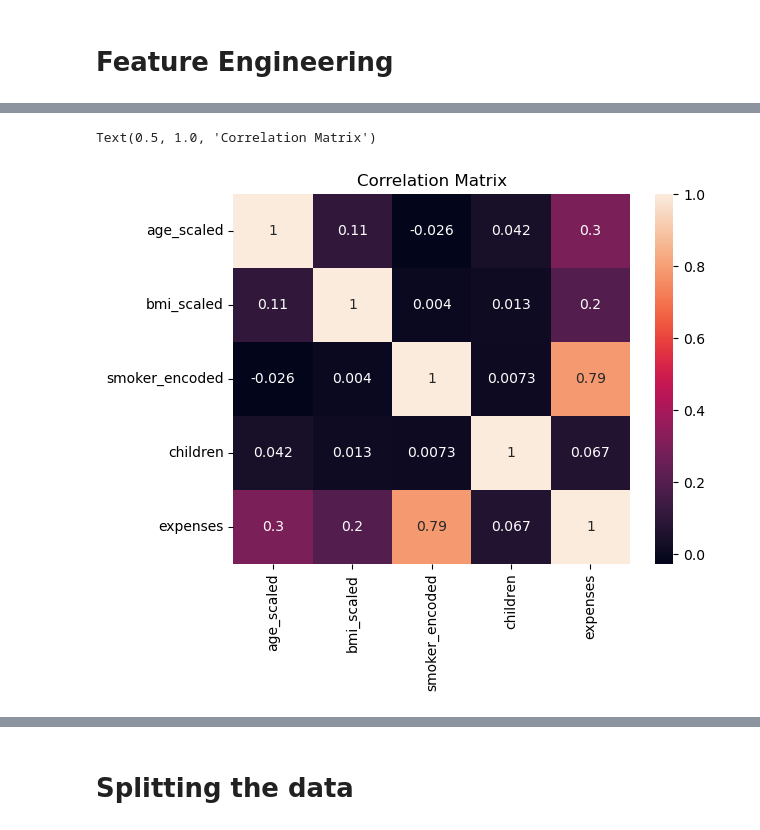
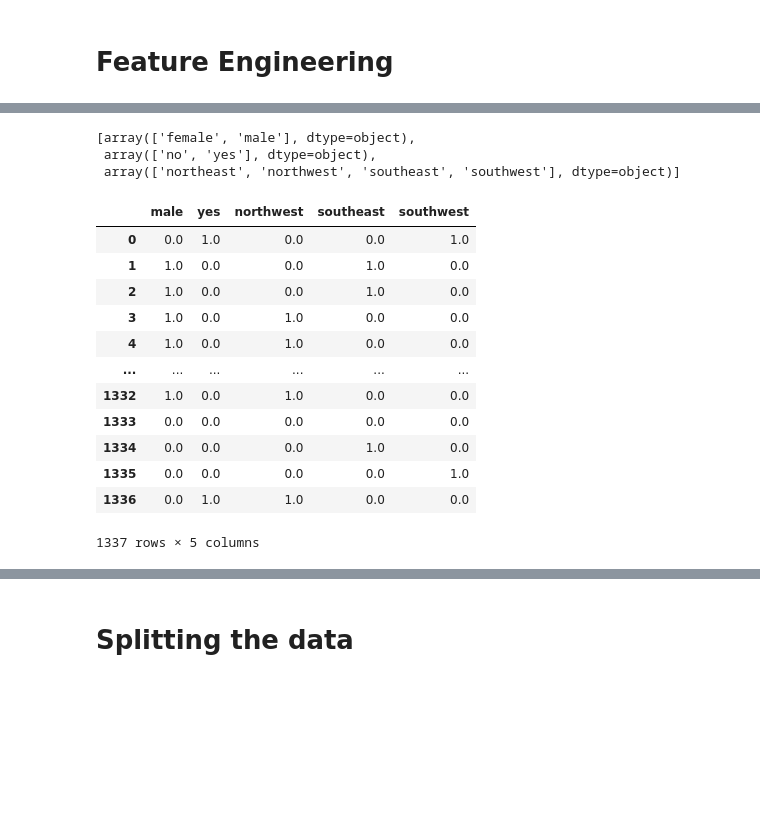
Before and after one commit to Khushig11/Insurance_Premium_Prediction, a Jupyter notebook: main.ipynb, the cells around one changed output, grey strips where cells are left out. Drawn from its saved outputs; the diff is of its cells as text; code cells hidden in the pictures; blank space fills up the shorter version.

```diff
--- a/main.ipynb
+++ b/main.ipynb
@@ -222,6 +177,0 @@ df_final
-# %%
-sns.heatmap(df_final.corr(), annot=True)
-plt.title('Correlation Matrix')
-# %% [output]
-Text(0.5, 1.0, 'Correlation Matrix')
-[figure, removed]
@@ -227,0 +183,6 @@ Text(0.5, 1.0, 'Correlation Matrix')
+# %%
+encoder.categories_
+# %% [output]
+[array(['female', 'male'], dtype=object),
+ array(['no', 'yes'], dtype=object),
+ array(['northeast', 'northwest', 'southeast', 'southwest'], dtype=object)]
@@ -227,0 +192,17 @@ Text(0.5, 1.0, 'Correlation Matrix')
+# %%
+ohe_df = pd.DataFrame(encoded_array,columns=["male","yes","northwest","southeast","southwest"])
+ohe_df
+# %% [output]
+|  | male | yes | northwest | southeast | southwest |
+| 0 | 0.0 | 1.0 | 0.0 | 0.0 | 1.0 |
+| 1 | 1.0 | 0.0 | 0.0 | 1.0 | 0.0 |
+| 2 | 1.0 | 0.0 | 0.0 | 1.0 | 0.0 |
+| 3 | 1.0 | 0.0 | 1.0 | 0.0 | 0.0 |
+| 4 | 1.0 | 0.0 | 1.0 | 0.0 | 0.0 |
+| ... | ... | ... | ... | ... | ... |
+| 1332 | 1.0 | 0.0 | 1.0 | 0.0 | 0.0 |
+| 1333 | 0.0 | 0.0 | 0.0 | 0.0 | 0.0 |
+| 1334 | 0.0 | 0.0 | 0.0 | 1.0 | 0.0 |
+| 1335 | 0.0 | 0.0 | 0.0 | 0.0 | 1.0 |
+| 1336 | 0.0 | 1.0 | 1.0 | 0.0 | 0.0 |
+1337 rows × 5 columns
```
Also changed, not shown: parts of 18 cells of this notebook, 3 other files.
